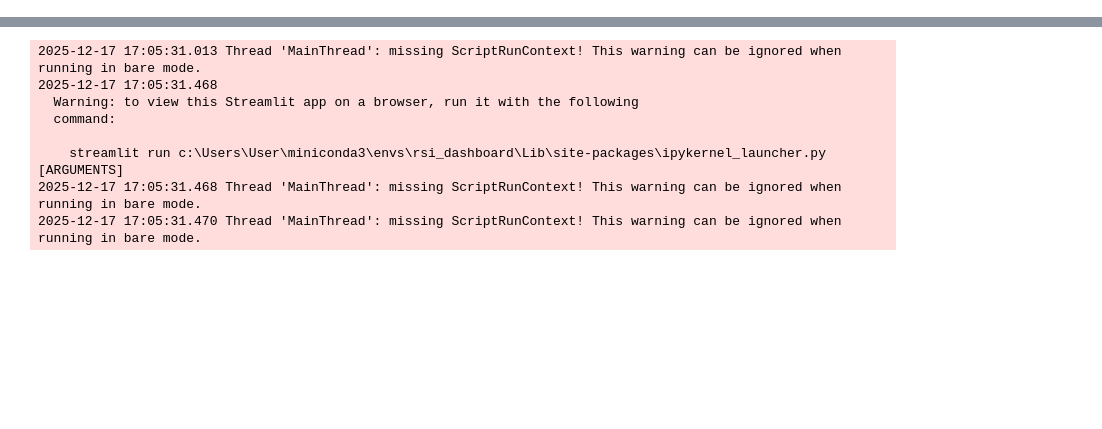
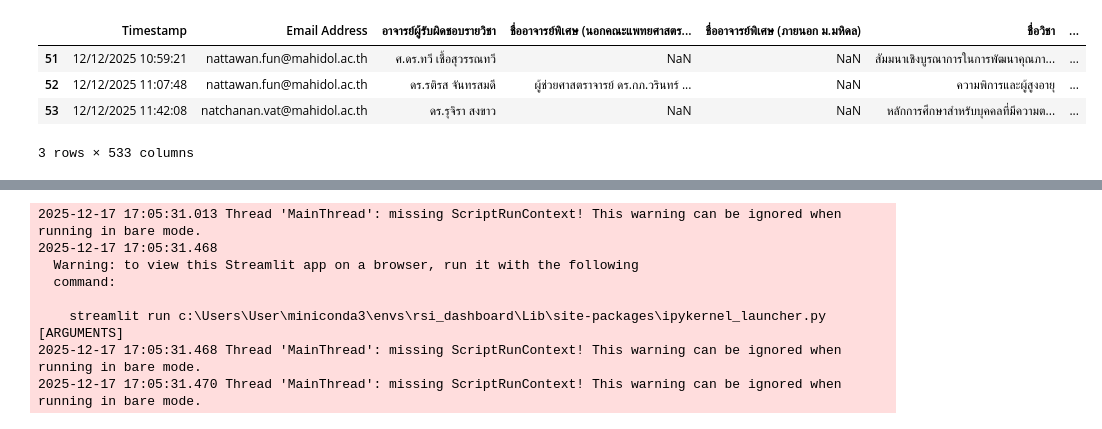
Before and after one commit to Supachan/academic-staff-workload, a Jupyter notebook: debugging.ipynb, the cells around one changed output, grey strips where cells are left out. Saved outputs shown, nothing was run; the diff lists cells and outputs as text; code cells hidden in the pictures; blank space fills up the shorter version.

```diff
--- a/debugging.ipynb
+++ b/debugging.ipynb
@@ -25,3 +25,11 @@ F = pd.read_csv(mm3_url)
 publication = pd.read_csv(publication_url).fillna("")
 theses = pd.read_csv(theses_url).fillna("")
 theses = theses.drop_duplicates(subset=['รหัส (นักศึกษา)'], keep='last')
+# %%
+start_date = '12/12/2025'
+end_date   = '12/30/2025'
+
+f = F[F['Timestamp'].between(start_date, end_date)]
+f = f.drop_duplicates(subset=['รหัสวิชา'], keep='last')
+units = summarize_course_units(f)
+lec = courses(f)
@@ -28,3 +119,11 @@ theses = theses.drop_duplicates(subset=['รหัส (นักศึกษา)
+# %%
+f.head(3)
+# %% [output]
+|  | Timestamp | Email Address | อาจารย์ผู้รับผิดชอบรายวิชา | ชื่ออาจารย์พิเศษ (นอกคณะแพทยศาสตร... | ชื่ออาจารย์พิเศษ (ภายนอก ม.มหิดล) | ชื่อวิชา | ... |
+| 51 | 12/12/2025 10:59:21 | nattawan.fun@mahidol.ac.th | ศ.ดร.ทวี เชื้อสุวรรณทวี | NaN | NaN | สัมมนาเชิงบูรณาการในการพัฒนาคุณภา... | ... |
+| 52 | 12/12/2025 11:07:48 | nattawan.fun@mahidol.ac.th | ดร.รติรส จันทรสมดี | ผู้ช่วยศาสตราจารย์ ดร.กภ.วรินทร์ ... | NaN | ความพิการและผู้สูงอายุ | ... |
+| 53 | 12/12/2025 11:42:08 | natchanan.vat@mahidol.ac.th | ดร.รุจิรา สงขาว | NaN | NaN | หลักการศึกษาสำหรับบุคคลที่มีความต... | ... |
+3 rows × 533 columns
 # %%
 st.title('ภาระงานของคณาจารย์ในสถาบันราชสุดาปีการศึกษา 2568')
 
```
Also changed, not shown: parts of 5 cells of this notebook, 3 other files.
